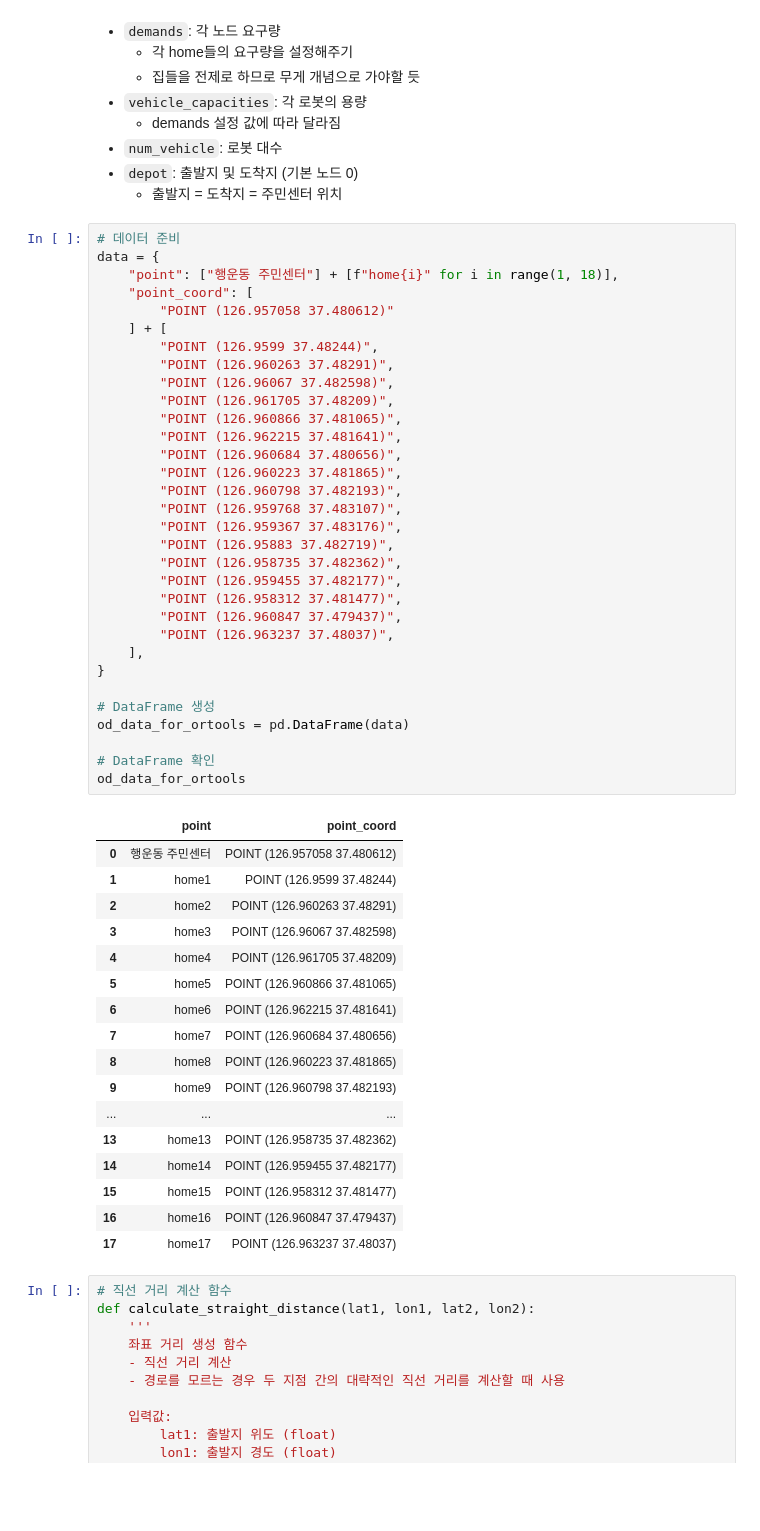
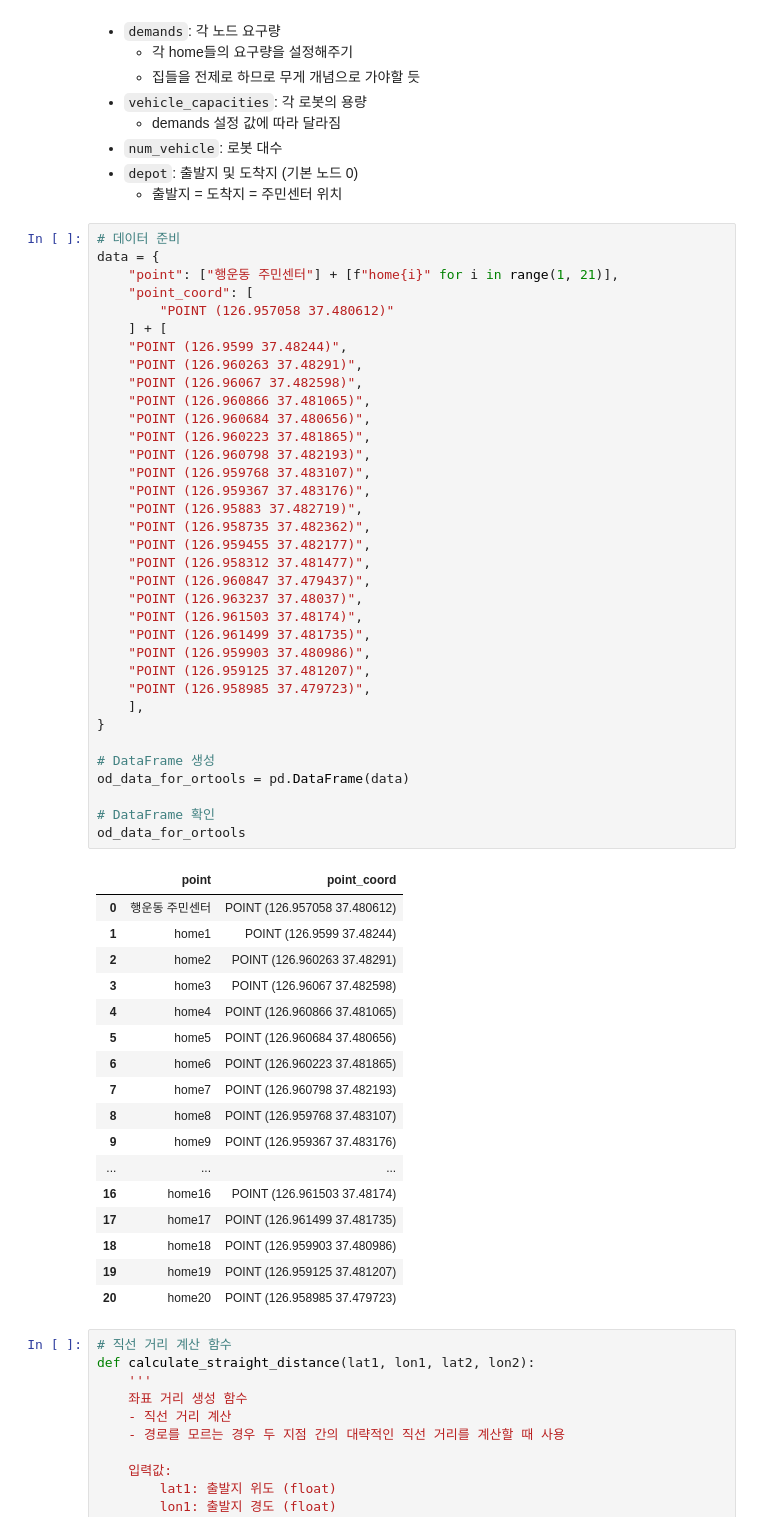
Before and after one commit to doyeonRyu/P-project, a Jupyter notebook: dongTohome.ipynb, the cells around one changed output. Cells and saved outputs as stored; diff of their text form; blank space fills up the shorter version.

```diff
--- a/dongTohome.ipynb
+++ b/dongTohome.ipynb
@@ -715,53 +792,56 @@ data 모델 만들기
 # %%
 # 데이터 준비
 data = {
-    "point": ["행운동 주민센터"] + [f"home{i}" for i in range(1, 18)],
+    "point": ["행운동 주민센터"] + [f"home{i}" for i in range(1, 21)],
     "point_coord": [
         "POINT (126.957058 37.480612)"
     ] + [
-        "POINT (126.9599 37.48244)",
-        "POINT (126.960263 37.48291)",
-        "POINT (126.96067 37.482598)",
-        "POINT (126.961705 37.48209)",
-        "POINT (126.960866 37.481065)",
-        "POINT (126.962215 37.481641)",
-        "POINT (126.960684 37.480656)",
-        "POINT (126.960223 37.481865)",
-        "POINT (126.960798 37.482193)",
-        "POINT (126.959768 37.483107)",
-        "POINT (126.959367 37.483176)",
-        "POINT (126.95883 37.482719)",
-        "POINT (126.958735 37.482362)",
-        "POINT (126.959455 37.482177)",
-        "POINT (126.958312 37.481477)",
-        "POINT (126.960847 37.479437)",
-        "POINT (126.963237 37.48037)",
+    "POINT (126.9599 37.48244)",
+    "POINT (126.960263 37.48291)",
+    "POINT (126.96067 37.482598)",
+    "POINT (126.960866 37.481065)",
+    "POINT (126.960684 37.480656)",
+    "POINT (126.960223 37.481865)",
+    "POINT (126.960798 37.482193)",
+    "POINT (126.959768 37.483107)",
+    "POINT (126.959367 37.483176)",
+    "POINT (126.95883 37.482719)",
+    "POINT (126.958735 37.482362)",
+    "POINT (126.959455 37.482177)",
+    "POINT (126.958312 37.481477)",
+    "POINT (126.960847 37.479437)",
+    "POINT (126.963237 37.48037)",
+    "POINT (126.961503 37.48174)",
+    "POINT (126.961499 37.481735)",
+    "POINT (126.959903 37.480986)",
+    "POINT (126.959125 37.481207)",
+    "POINT (126.958985 37.479723)",
     ],
 }
 
 # DataFrame 생성
 od_data_for_ortools = pd.DataFrame(data)
 
 # DataFrame 확인
 od_data_for_ortools
 # %% [output]
 |  | point | point_coord |
 | 0 | 행운동 주민센터 | POINT (126.957058 37.480612) |
 | 1 | home1 | POINT (126.9599 37.48244) |
 | 2 | home2 | POINT (126.960263 37.48291) |
 | 3 | home3 | POINT (126.96067 37.482598) |
-| 4 | home4 | POINT (126.961705 37.48209) |
-| 5 | home5 | POINT (126.960866 37.481065) |
-| 6 | home6 | POINT (126.962215 37.481641) |
-| 7 | home7 | POINT (126.960684 37.480656) |
-| 8 | home8 | POINT (126.960223 37.481865) |
-| 9 | home9 | POINT (126.960798 37.482193) |
+| 4 | home4 | POINT (126.960866 37.481065) |
+| 5 | home5 | POINT (126.960684 37.480656) |
+| 6 | home6 | POINT (126.960223 37.481865) |
+| 7 | home7 | POINT (126.960798 37.482193) |
+| 8 | home8 | POINT (126.959768 37.483107) |
+| 9 | home9 | POINT (126.959367 37.483176) |
 | ... | ... | ... |
-| 13 | home13 | POINT (126.958735 37.482362) |
-| 14 | home14 | POINT (126.959455 37.482177) |
-| 15 | home15 | POINT (126.958312 37.481477) |
-| 16 | home16 | POINT (126.960847 37.479437) |
-| 17 | home17 | POINT (126.963237 37.48037) |
+| 16 | home16 | POINT (126.961503 37.48174) |
+| 17 | home17 | POINT (126.961499 37.481735) |
+| 18 | home18 | POINT (126.959903 37.480986) |
+| 19 | home19 | POINT (126.959125 37.481207) |
+| 20 | home20 | POINT (126.958985 37.479723) |
 # %%
 # 직선 거리 계산 함수
 def calculate_straight_distance(lat1, lon1, lat2, lon2):
```
Also changed, not shown: parts of 76 cells of this notebook.
